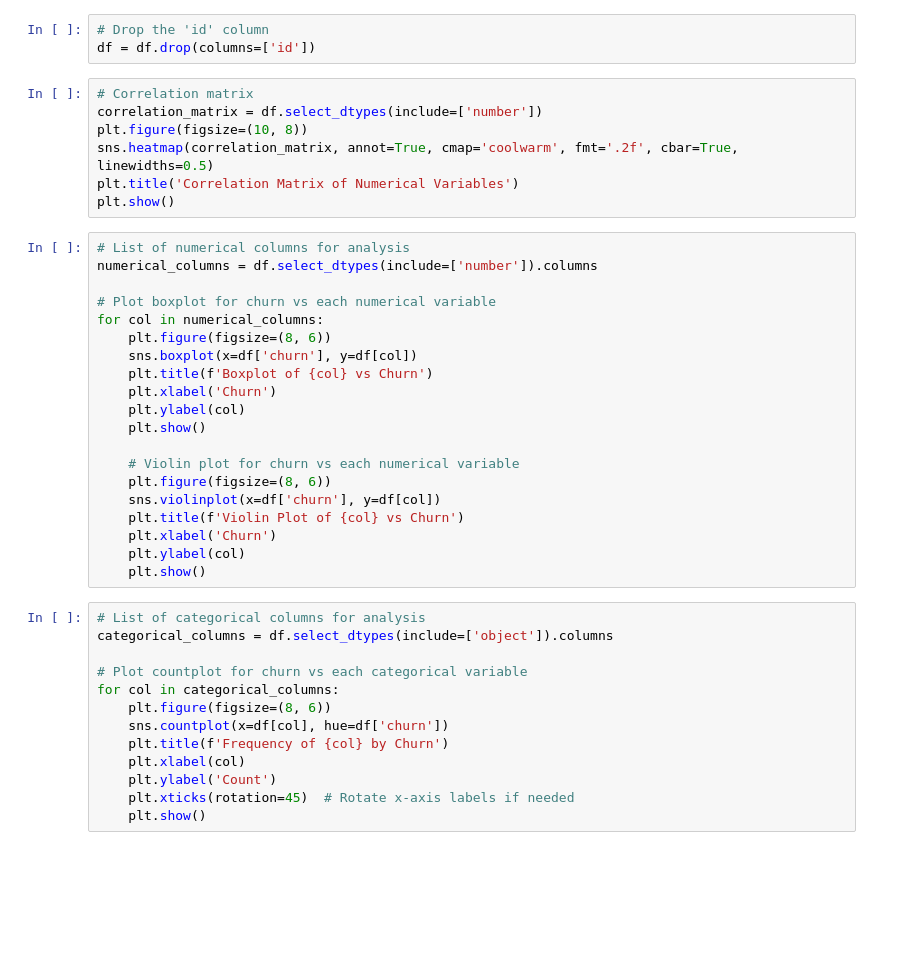
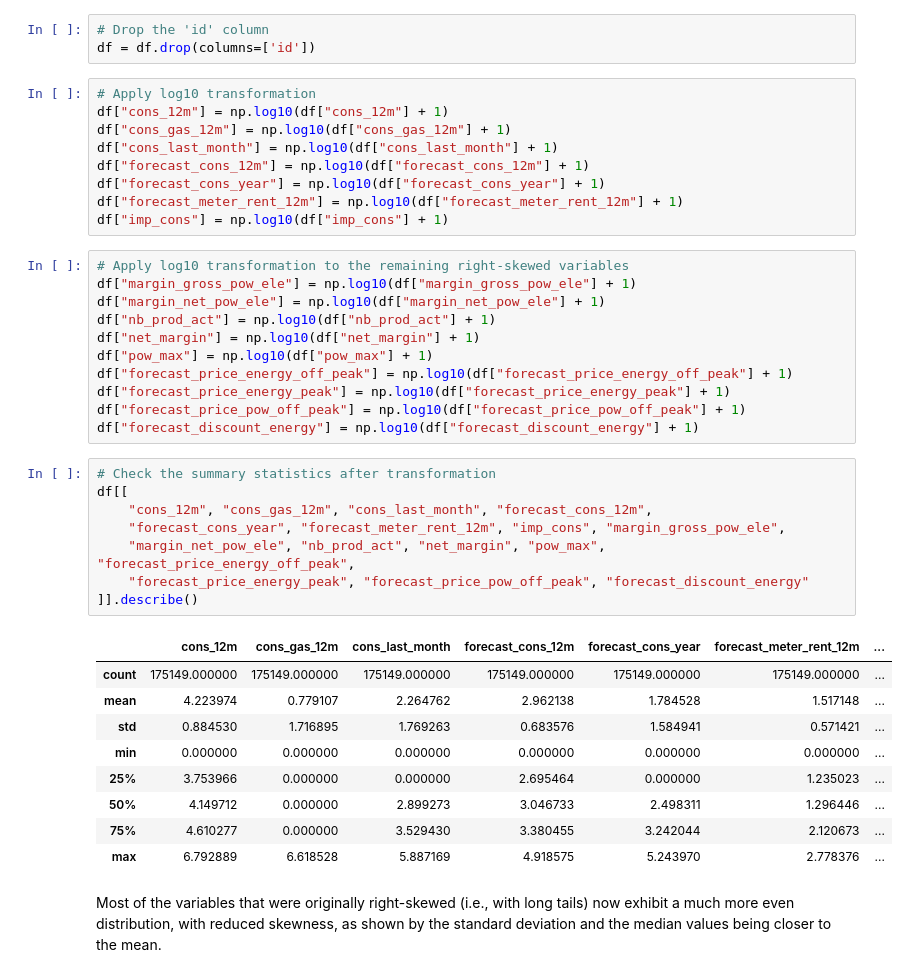
Before and after one commit to RichelCode/BCG-Virtual-Internship, a Jupyter notebook: Richel_Virtual_internship.ipynb, the cells around one changed output. Drawn from its saved outputs; the diff is of its cells as text; blank space fills up the shorter version.

```diff
--- a/Richel_Virtual_internship.ipynb
+++ b/Richel_Virtual_internship.ipynb
@@ -730,43 +730,43 @@ df = df.drop(columns=['date_activ', 'date_end', 'date_modif_prod', 'date_renewal
 # %%
 # Drop the 'id' column
 df = df.drop(columns=['id'])
-# %%
-# Correlation matrix
-correlation_matrix = df.select_dtypes(include=['number'])
-plt.figure(figsize=(10, 8))
-sns.heatmap(correlation_matrix, annot=True, cmap='coolwarm', fmt='.2f', cbar=True, linewidths=0.5)
-plt.title('Correlation Matrix of Numerical Variables')
-plt.show()
-# %%
-# List of numerical columns for analysis
-numerical_columns = df.select_dtypes(include=['number']).columns
-
-# Plot boxplot for churn vs each numerical variable
-for col in numerical_columns:
-    plt.figure(figsize=(8, 6))
-    sns.boxplot(x=df['churn'], y=df[col])
-    plt.title(f'Boxplot of {col} vs Churn')
-    plt.xlabel('Churn')
-    plt.ylabel(col)
-    plt.show()
-
-    # Violin plot for churn vs each numerical variable
-    plt.figure(figsize=(8, 6))
-    sns.violinplot(x=df['churn'], y=df[col])
-    plt.title(f'Violin Plot of {col} vs Churn')
-    plt.xlabel('Churn')
-    plt.ylabel(col)
-    plt.show()
-# %%
-# List of categorical columns for analysis
-categorical_columns = df.select_dtypes(include=['object']).columns
-
-# Plot countplot for churn vs each categorical variable
-for col in categorical_columns:
-    plt.figure(figsize=(8, 6))
-    sns.countplot(x=df[col], hue=df['churn'])
-    plt.title(f'Frequency of {col} by Churn')
-    plt.xlabel(col)
-    plt.ylabel('Count')
-    plt.xticks(rotation=45)  # Rotate x-axis labels if needed
-    plt.show()
+# %%
+# Apply log10 transformation
+df["cons_12m"] = np.log10(df["cons_12m"] + 1)
+df["cons_gas_12m"] = np.log10(df["cons_gas_12m"] + 1)
+df["cons_last_month"] = np.log10(df["cons_last_month"] + 1)
+df["forecast_cons_12m"] = np.log10(df["forecast_cons_12m"] + 1)
+df["forecast_cons_year"] = np.log10(df["forecast_cons_year"] + 1)
+df["forecast_meter_rent_12m"] = np.log10(df["forecast_meter_rent_12m"] + 1)
+df["imp_cons"] = np.log10(df["imp_cons"] + 1)
+# %%
+# Apply log10 transformation to the remaining right-skewed variables
+df["margin_gross_pow_ele"] = np.log10(df["margin_gross_pow_ele"] + 1)
+df["margin_net_pow_ele"] = np.log10(df["margin_net_pow_ele"] + 1)
+df["nb_prod_act"] = np.log10(df["nb_prod_act"] + 1)
+df["net_margin"] = np.log10(df["net_margin"] + 1)
+df["pow_max"] = np.log10(df["pow_max"] + 1)
+df["forecast_price_energy_off_peak"] = np.log10(df["forecast_price_energy_off_peak"] + 1)
+df["forecast_price_energy_peak"] = np.log10(df["forecast_price_energy_peak"] + 1)
+df["forecast_price_pow_off_peak"] = np.log10(df["forecast_price_pow_off_peak"] + 1)
+df["forecast_discount_energy"] = np.log10(df["forecast_discount_energy"] + 1)
+# %%
+# Check the summary statistics after transformation
+df[[
+    "cons_12m", "cons_gas_12m", "cons_last_month", "forecast_cons_12m",
+    "forecast_cons_year", "forecast_meter_rent_12m", "imp_cons", "margin_gross_pow_ele",
+    "margin_net_pow_ele", "nb_prod_act", "net_margin", "pow_max", "forecast_price_energy_off_peak",
+    "forecast_price_energy_peak", "forecast_price_pow_off_peak", "forecast_discount_energy"
+]].describe()
+# %% [output]
+|  | cons_12m | cons_gas_12m | cons_last_month | forecast_cons_12m | forecast_cons_year | forecast_meter_rent_12m | ... |
+| count | 175149.000000 | 175149.000000 | 175149.000000 | 175149.000000 | 175149.000000 | 175149.000000 | ... |
+| mean | 4.223974 | 0.779107 | 2.264762 | 2.962138 | 1.784528 | 1.517148 | ... |
+| std | 0.884530 | 1.716895 | 1.769263 | 0.683576 | 1.584941 | 0.571421 | ... |
+| min | 0.000000 | 0.000000 | 0.000000 | 0.000000 | 0.000000 | 0.000000 | ... |
+| 25% | 3.753966 | 0.000000 | 0.000000 | 2.695464 | 0.000000 | 1.235023 | ... |
+| 50% | 4.149712 | 0.000000 | 2.899273 | 3.046733 | 2.498311 | 1.296446 | ... |
+| 75% | 4.610277 | 0.000000 | 3.529430 | 3.380455 | 3.242044 | 2.120673 | ... |
+| max | 6.792889 | 6.618528 | 5.887169 | 4.918575 | 5.243970 | 2.778376 | ... |
+# %% [markdown]
+Most of the variables that were originally right-skewed (i.e., with long tails) now exhibit a much more even distribution, with reduced skewness, as shown by the standard deviation and the median values being closer to the mean.
```
Also changed, not shown: parts of 4 cells of this notebook.
